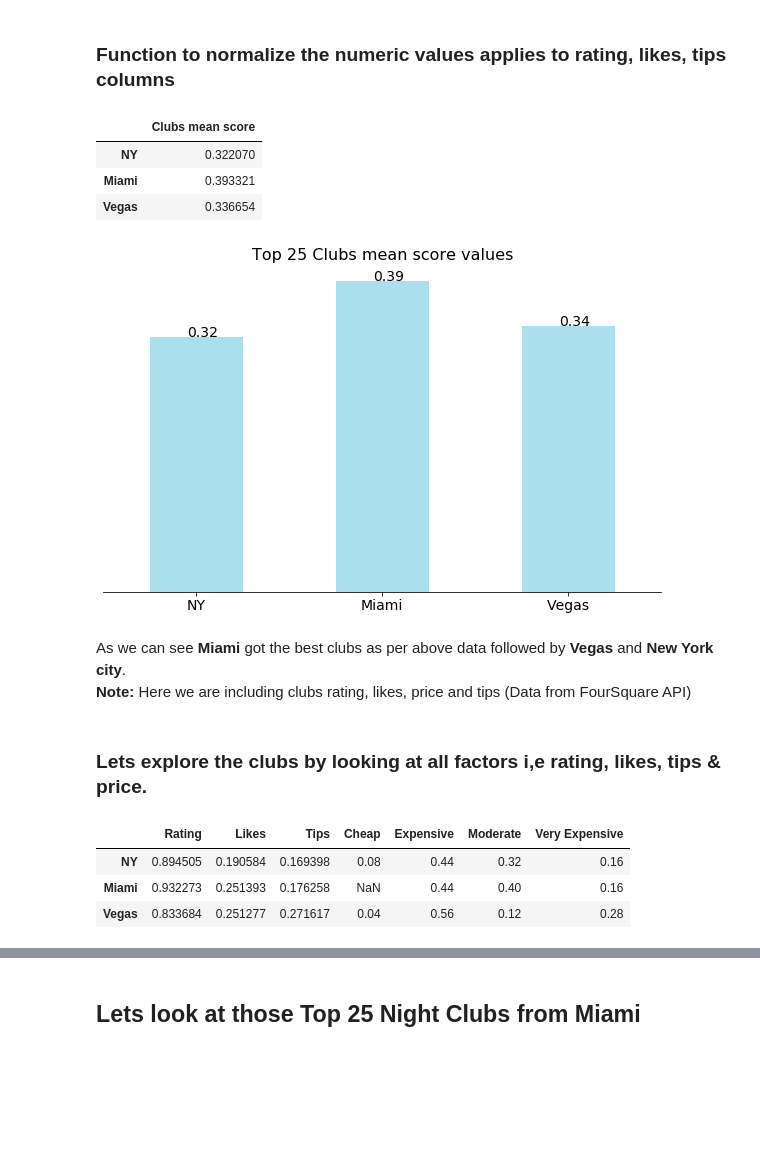
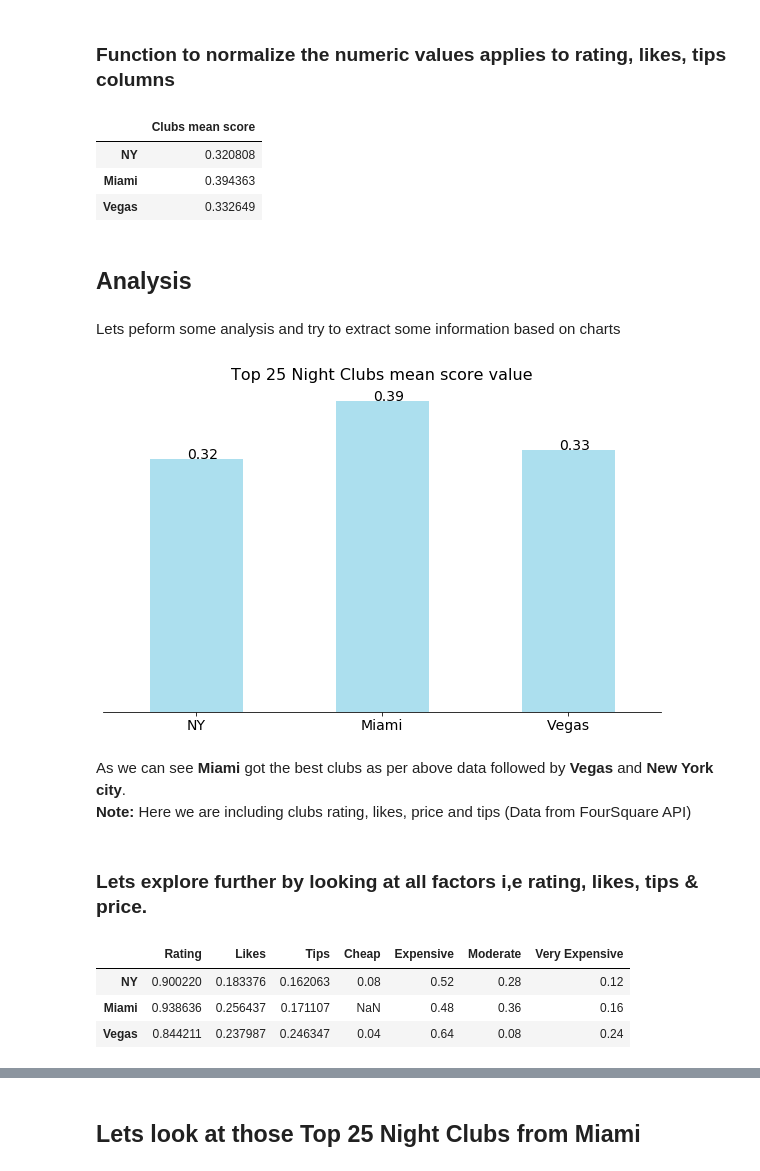
Before and after one commit to bigdatasciencegroup/Coursera_IBM, a Jupyter notebook: Final_Project.ipynb, the cells around one changed output, grey strips where cells are left out. Drawn from its saved outputs; the diff is of its cells as text; code cells hidden in the pictures; blank space fills up the shorter version.

```diff
--- a/Final_Project.ipynb
+++ b/Final_Project.ipynb
@@ -38,11 +70,7 @@ All Libraries imported.
 # %%
 CLIENT_ID = '2UD1WZDJ1TQISPF0UQIJVSHLG4HE1TQ005KWJMJ30UC1LNZV'
-CLIENT_SECRET = 'NSJHOA4G3VJSK4N4FKT1ZZCYMD3KRTN3DDRCQ0M4ZEBASUTW'
+CLIENT_SECRET = 'FJ0XVQIAYWZ5FDEB11F3HSGWMRA1JP0UE2UREG5JTV0HYK00'
 VERSION = '20200427' # Foursquare API version
-
-print('Your credentails:')
-print('CLIENT_ID: ' + CLIENT_ID)
-print('CLIENT_SECRET:' + CLIENT_SECRET)
 # %% [output]
 Your credentails:
 CLIENT_ID: 2UD1WZDJ1TQISPF0UQIJVSHLG4HE1TQ005KWJMJ30UC1LNZV
@@ -184,15 +206,15 @@ club_vegas_new = add_newcolumns(club_vegas)
 #C = ['rating', 'likes', 'tips']
 def change_datatype(df_name,col_list):
     for col in col_list:
-        if col == 'rating':
+        if col in ['rating','lat','lng']:
             df_name.loc[:,col] = df_name[col].astype(float)
         else:
             df_name.loc[:,col] = df_name[col].astype(int)
     return df_name
 # %%
-club_vegas_new = change_datatype(club_vegas_new,['rating', 'likes', 'tips'])
-club_ny_new = change_datatype(club_ny_new,['rating', 'likes', 'tips'])
-club_miami_new = change_datatype(club_miami_new,['rating', 'likes', 'tips'])
+club_vegas_new = change_datatype(club_vegas_new,['rating', 'likes', 'tips','lat','lng'])
+club_ny_new = change_datatype(club_ny_new,['rating', 'likes', 'tips','lat','lng'])
+club_miami_new = change_datatype(club_miami_new,['rating', 'likes', 'tips','lat','lng'])
 # %% [markdown]
 ### Lets explore only the Top 25 Night Clubs from each city.
 # %%
@@ -243,38 +308,42 @@ df1 = pd.DataFrame(r1,index=['NY','Miami','Vegas'],columns = ['Clubs mean score'
 df1
 # %% [output]
 |  | Clubs mean score |
-| NY | 0.322070 |
-| Miami | 0.393321 |
-| Vegas | 0.336654 |
+| NY | 0.320808 |
+| Miami | 0.394363 |
+| Vegas | 0.332649 |
+# %% [markdown]
+## Analysis
+# %% [markdown]
+Lets peform some analysis and try to extract some information based on charts
 # %%
 %matplotlib inline
 import matplotlib.pyplot as plt
 xlabels = df1.index.values.tolist()
 ax = df1.plot(kind='bar',figsize=(10,6),alpha=0.5,color='#5bc0de')
 
 for p in ax.patches:
     value = '{:.2f}'.format(p.get_height())
     width,height = p.get_width(),p.get_height()
     x=p.get_x()+width-0.3
     y=p.get_y()+height+0.001
     ax.annotate(value,(x,y),fontsize=14)
 
 
 
 ax.get_yaxis().set_visible(False)
 ax.spines['right'].set_visible(False)
 ax.spines['top'].set_visible(False)
 ax.spines['left'].set_visible(False)
-ax.set_title('Top 25 Clubs mean score values',fontsize=16)
+ax.set_title('Top 25 Night Clubs mean score value',fontsize=16)
 ax.get_legend().remove()
 ax.set_xticklabels(xlabels,fontsize=14,rotation=0);
 # %% [output]
-[figure, old version]
+[figure, new version]
 # %% [markdown]
 As we can see **Miami** got the best clubs as per above data followed by **Vegas** and **New York city**.
 **Note:** Here we are including clubs rating, likes, price and tips (Data from FourSquare API)
 # %% [markdown]
-### Lets explore the clubs by looking at all factors i,e rating, likes, tips & price.
+### Lets explore further by looking at all factors i,e rating, likes, tips & price.
 # %%
 df2 = pd.DataFrame(ny_hot.mean(),columns=['NY']).T.rename(columns={'price_Cheap':'Cheap','price_Expensive':'Expensive','price_Moderate':'Moderate','price_Very Expensive':'Very Expensive','rating':'Rating','likes':'Likes','tips':'Tips'})
 df3 = pd.DataFrame(miami_hot.mean(),columns=['Miami']).T.rename(columns={'price_Cheap':'Cheap','price_Expensive':'Expensive','price_Moderate':'Moderate','price_Very Expensive':'Very Expensive','rating':'Rating','likes':'Likes','tips':'Tips'})
@@ -282,12 +351,12 @@ df4 = pd.DataFrame(vegas_hot.mean(),columns=['Vegas']).T.rename(columns={'price_
 frames =[df2,df3,df4]
 df5 = pd.concat(frames)
 # %%
-df5.head()
+df5
 # %% [output]
 |  | Rating | Likes | Tips | Cheap | Expensive | Moderate | Very Expensive |
-| NY | 0.894505 | 0.190584 | 0.169398 | 0.08 | 0.44 | 0.32 | 0.16 |
-| Miami | 0.932273 | 0.251393 | 0.176258 | NaN | 0.44 | 0.40 | 0.16 |
-| Vegas | 0.833684 | 0.251277 | 0.271617 | 0.04 | 0.56 | 0.12 | 0.28 |
+| NY | 0.900220 | 0.183376 | 0.162063 | 0.08 | 0.52 | 0.28 | 0.12 |
+| Miami | 0.938636 | 0.256437 | 0.171107 | NaN | 0.48 | 0.36 | 0.16 |
+| Vegas | 0.844211 | 0.237987 | 0.246347 | 0.04 | 0.64 | 0.08 | 0.24 |
 # %%
 ax = df5.plot(kind='bar',figsize=(14,8),alpha=0.75,width=0.7)
 ax.set_ylabel('Clubs mean score values',fontsize=14)
```
Also changed, not shown: parts of 36 cells of this notebook.
